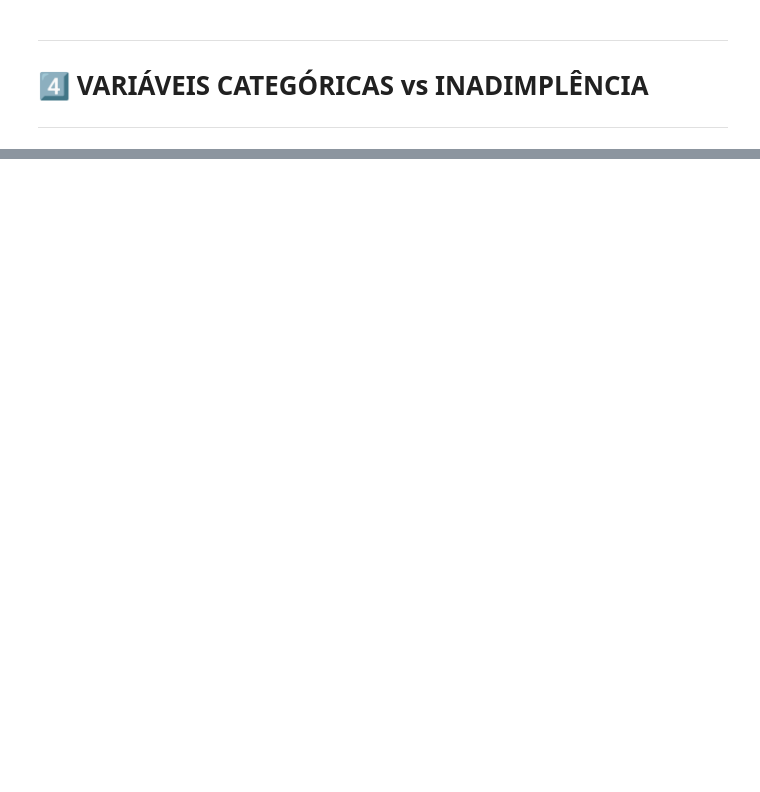
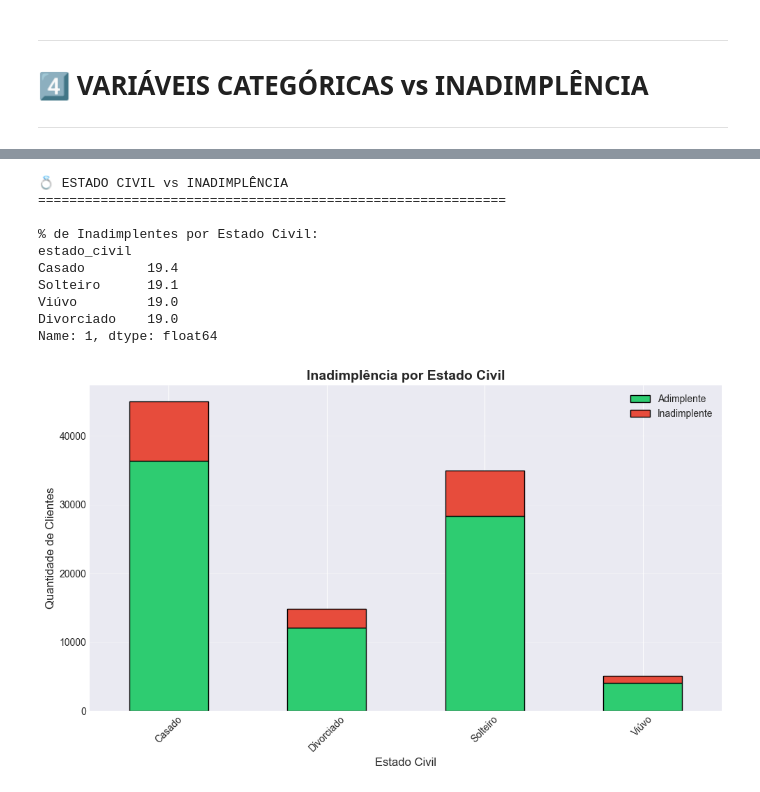
Before and after one commit to vininoronha21/score-credito-ia, a Jupyter notebook: notebooks/02_analise_exploratoria.ipynb, the cells around one changed output, grey strips where cells are left out. Cells and saved outputs as stored; diff of their text form; code cells hidden in the pictures; blank space fills up the shorter version.

Commit message:
feat: análise de estado civil vs inadimplencia

```diff
--- a/notebooks/02_analise_exploratoria.ipynb
+++ b/notebooks/02_analise_exploratoria.ipynb
@@ -343,0 +297,33 @@ Name: 1, dtype: float64
+# %%
+# Estado Civil vs Inadimplência
+tabela = pd.crosstab(df['estado_civil'], df['inadimplente'], normalize='index') * 100
+
+print("💍 ESTADO CIVIL vs INADIMPLÊNCIA")
+print("=" * 60)
+print("\n% de Inadimplentes por Estado Civil:")
+print(tabela[1].sort_values(ascending=False).round(1))
+
+# Barras
+tabela_count = pd.crosstab(df['estado_civil'], df['inadimplente'])
+tabela_count.plot(kind='bar', stacked=True, figsize=(10, 6),
+                   color=['#2ecc71', '#e74c3c'], edgecolor='black')
+plt.title('Inadimplência por Estado Civil', fontsize=14, fontweight='bold')
+plt.xlabel('Estado Civil', fontsize=12)
+plt.ylabel('Quantidade de Clientes', fontsize=12)
+plt.legend(['Adimplente', 'Inadimplente'], loc='upper right')
+plt.xticks(rotation=45)
+plt.grid(axis='y', alpha=0.3)
+plt.tight_layout()
+plt.show()
+# %% [output]
+💍 ESTADO CIVIL vs INADIMPLÊNCIA
+============================================================
+
+% de Inadimplentes por Estado Civil:
+estado_civil
+Casado        19.4
+Solteiro      19.1
+Viúvo         19.0
+Divorciado    19.0
+Name: 1, dtype: float64
+[figure, added]
```
Also changed, not shown: parts of 19 cells of this notebook.
